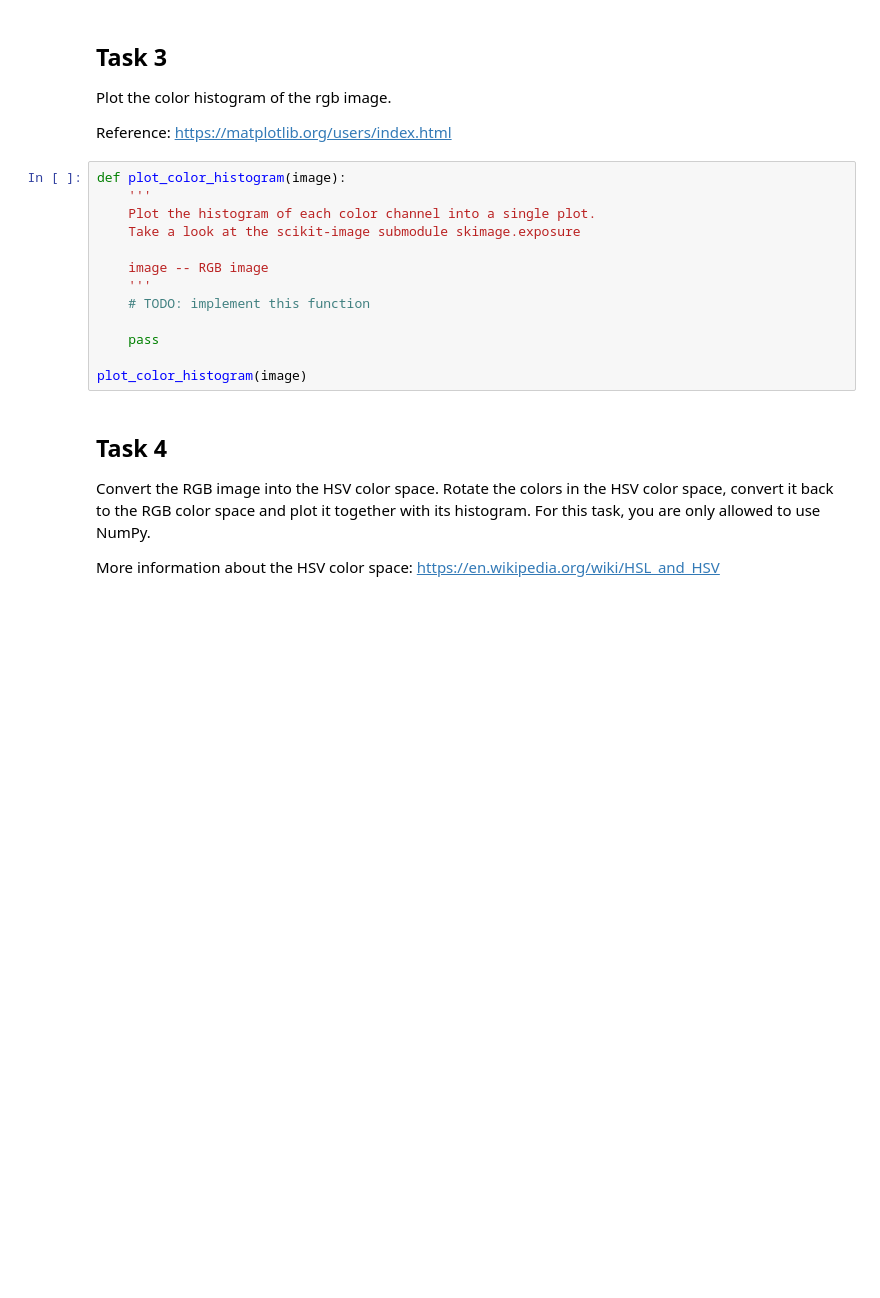
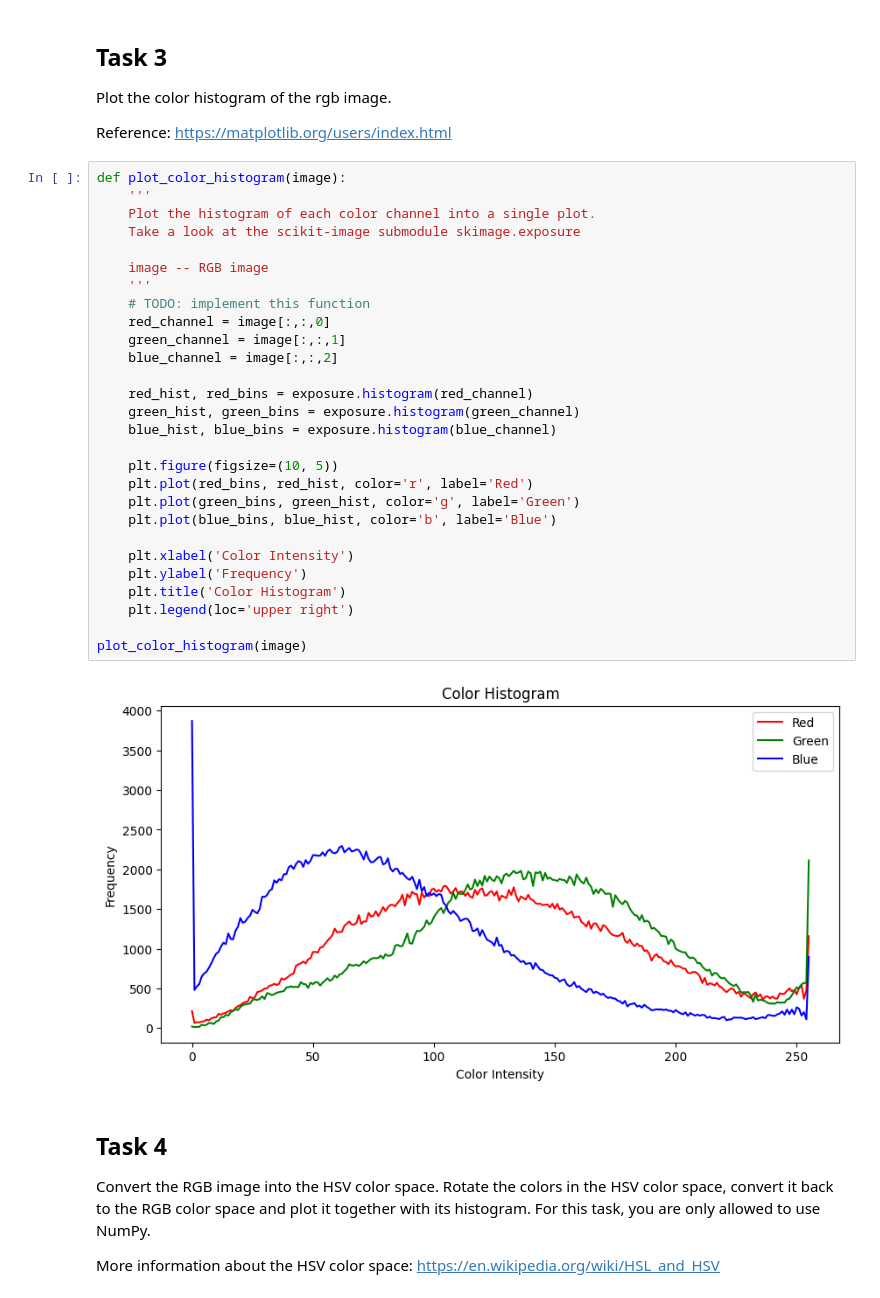
Before and after one commit to tenjust/3dcv-students, a Jupyter notebook: 1.0-tl-scientific-python.ipynb, the cells around one changed output. Drawn from its saved outputs; the diff is of its cells as text; blank space fills up the shorter version.

```diff
--- a/1.0-tl-scientific-python.ipynb
+++ b/1.0-tl-scientific-python.ipynb
@@ -154,16 +182,33 @@ Reference: https://matplotlib.org/users/index.html
 # %%
 def plot_color_histogram(image):
     '''
     Plot the histogram of each color channel into a single plot.
     Take a look at the scikit-image submodule skimage.exposure
 
     image -- RGB image
     '''
     # TODO: implement this function
+    red_channel = image[:,:,0]
+    green_channel = image[:,:,1]
+    blue_channel = image[:,:,2]
 
-    pass
+    red_hist, red_bins = exposure.histogram(red_channel)
+    green_hist, green_bins = exposure.histogram(green_channel)
+    blue_hist, blue_bins = exposure.histogram(blue_channel)
+
+    plt.figure(figsize=(10, 5))
+    plt.plot(red_bins, red_hist, color='r', label='Red')
+    plt.plot(green_bins, green_hist, color='g', label='Green')
+    plt.plot(blue_bins, blue_hist, color='b', label='Blue')
+
+    plt.xlabel('Color Intensity')
+    plt.ylabel('Frequency')
+    plt.title('Color Histogram')
+    plt.legend(loc='upper right')
 
 plot_color_histogram(image)
+# %% [output]
+[figure, added]
 # %% [markdown]
 ## Task 4
 
```
Also changed, not shown: parts of 6 cells of this notebook, 1 other file.
